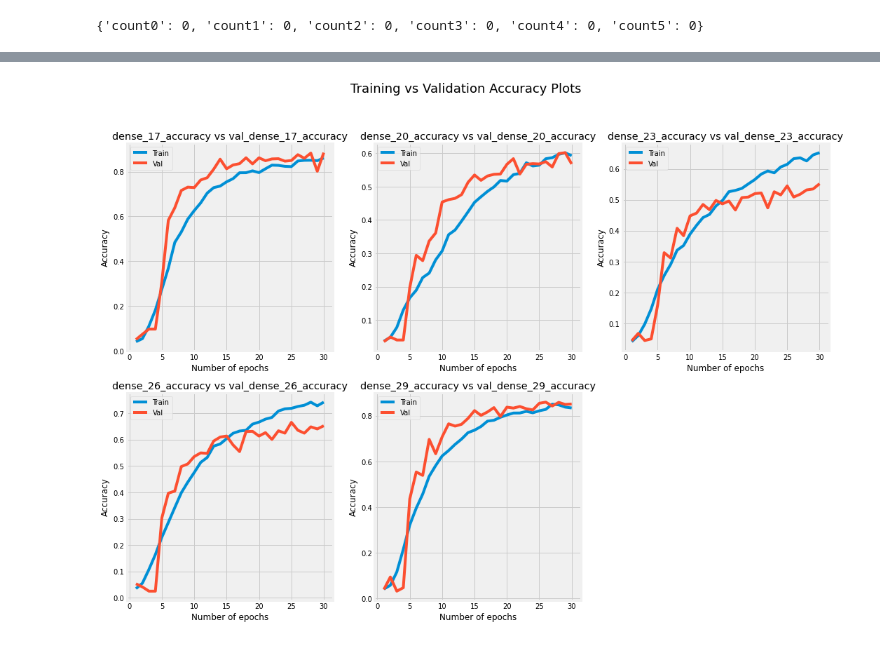
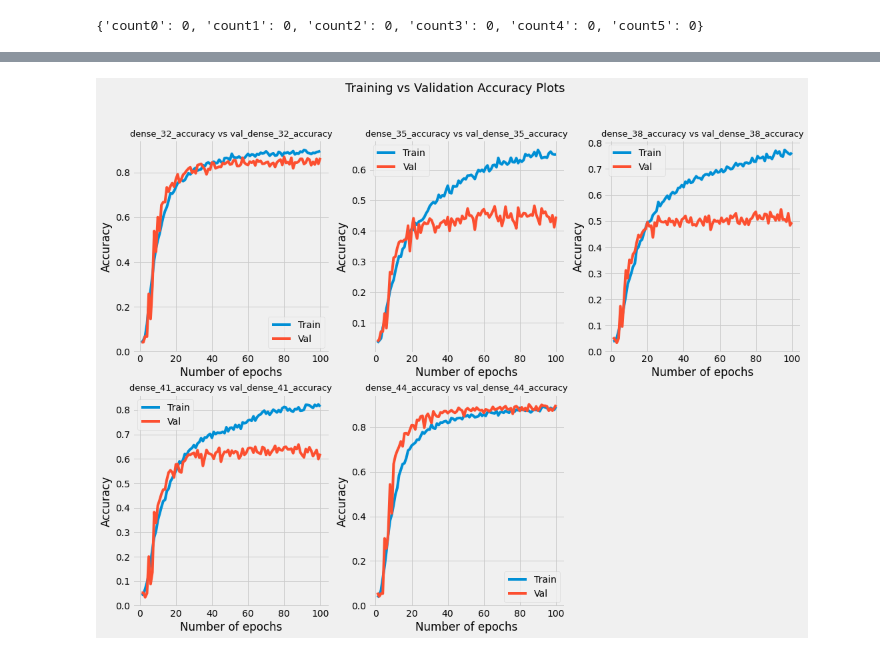
Before and after one commit to kaushikm10/Cracking_CAPTCHA, a Jupyter notebook: CAPTCHA Recognition.ipynb, the cells around one changed output, grey strips where cells are left out. Drawn from its saved outputs; the diff is of its cells as text; code cells hidden in the pictures.

```diff
--- a/CAPTCHA Recognition.ipynb
+++ b/CAPTCHA Recognition.ipynb
@@ -165,3 +166,3 @@ plot_model(model)
 # %%
-hist = model.fit(X, [y[0], y[1], y[2], y[3], y[4]], batch_size=32, epochs=30, validation_split=0.2)
+hist = model.fit(X, [y[0], y[1], y[2], y[3], y[4]], batch_size=32, epochs=100, validation_split=0.2)
 # %% [output]
@@ -307,5 +307,5 @@ df.head()
 # %%
-x = list(range(1, 31))
+x = list(range(1, 101))
 xcol = list(df.columns[:6])
 ycol = list(df.columns[11:17])
 # %%
@@ -316,7 +316,7 @@ for i in range(2):
   for j in range(3):
     ax[i][j].plot(x, df[xcol[c]])
     ax[i][j].plot(x, df[ycol[c]])
-    ax[i][j].set_title(f'{xcol[c]} vs {ycol[c]}')
+    ax[i][j].set_title(f'{xcol[c]} vs {ycol[c]}', fontsize=13)
     ax[i][j].set_xlabel('Number of epochs')
     ax[i][j].set_ylabel('Loss')
     ax[i][j].legend(labels=['Train', 'Val'])
@@ -326,22 +326,22 @@ for i in range(2):
 # %%
-x = list(range(1, 31))
+x = list(range(1, 101))
 xcol = list(df.columns[6:11])
 ycol = list(df.columns[17:])
 # %%
 fig, ax = plt.subplots(2, 3, figsize=(16, 12))
 fig.suptitle("Training vs Validation Accuracy Plots", fontsize=18)
 c = 0
 for i in range(2):
   for j in range(3):
     if c == 5:
       break
     ax[i][j].plot(x, df[xcol[c]])
     ax[i][j].plot(x, df[ycol[c]])
-    ax[i][j].set_title(f'{xcol[c]} vs {ycol[c]}')
+    ax[i][j].set_title(f'{xcol[c]} vs {ycol[c]}', fontsize=13)
     ax[i][j].set_xlabel('Number of epochs')
     ax[i][j].set_ylabel('Accuracy')
     ax[i][j].legend(labels=['Train', 'Val'])
     c += 1
 fig.delaxes(ax[1][2])
 # %% [output]
-[figure, old version]
+[figure, new version]
```
Also changed, not shown: parts of 15 cells of this notebook, 2 other files.
